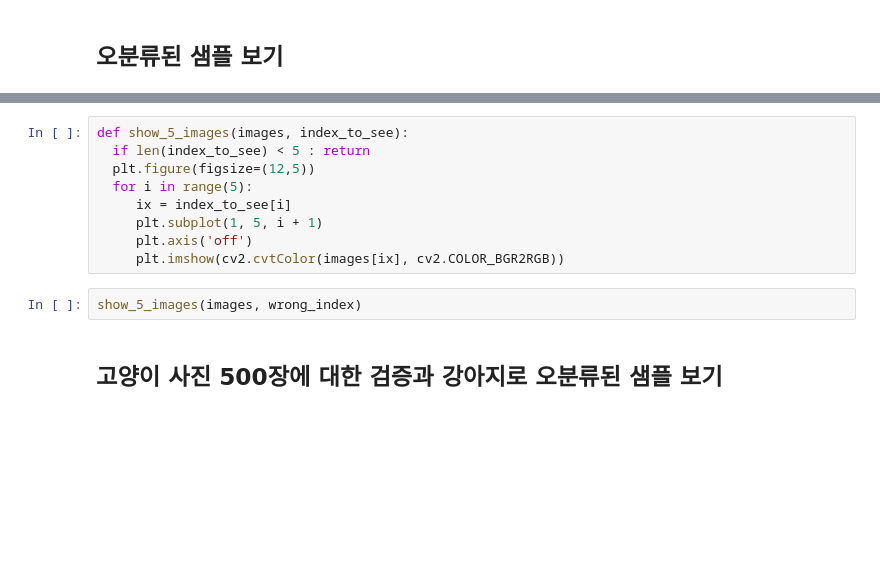
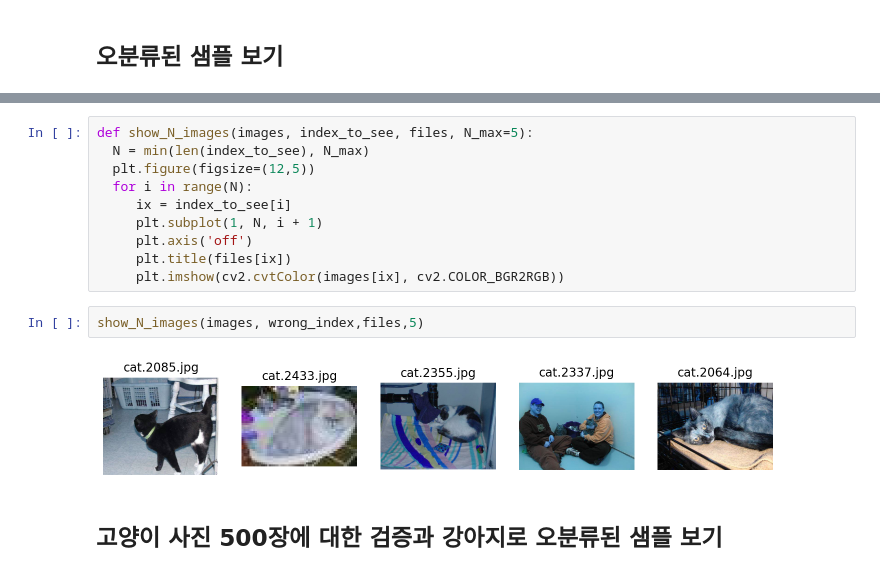
Before and after one commit to StillWork/HE0620, a Jupyter notebook: c_16_1_TransferLearning.ipynb, the cells around one changed output, grey strips where cells are left out. Drawn from its saved outputs; the diff is of its cells as text; blank space fills up the shorter version.

```diff
--- a/c_16_1_TransferLearning.ipynb
+++ b/c_16_1_TransferLearning.ipynb
@@ -317,14 +333,17 @@ wrong_index[:5]
 # %%
-def show_5_images(images, index_to_see):
-  if len(index_to_see) < 5 : return
+def show_N_images(images, index_to_see, files, N_max=5):
+  N = min(len(index_to_see), N_max)
   plt.figure(figsize=(12,5))
-  for i in range(5):
+  for i in range(N):
      ix = index_to_see[i]
-     plt.subplot(1, 5, i + 1)
+     plt.subplot(1, N, i + 1)
      plt.axis('off')
+     plt.title(files[ix])
      plt.imshow(cv2.cvtColor(images[ix], cv2.COLOR_BGR2RGB))
 # %%
-show_5_images(images, wrong_index)
+show_N_images(images, wrong_index,files,5)
+# %% [output]
+[figure, added]
 # %% [markdown]
 ## 고양이 사진 500장에 대한 검증과 강아지로 오분류된 샘플 보기
 # %%
```
Also changed, not shown: parts of 13 cells of this notebook.
